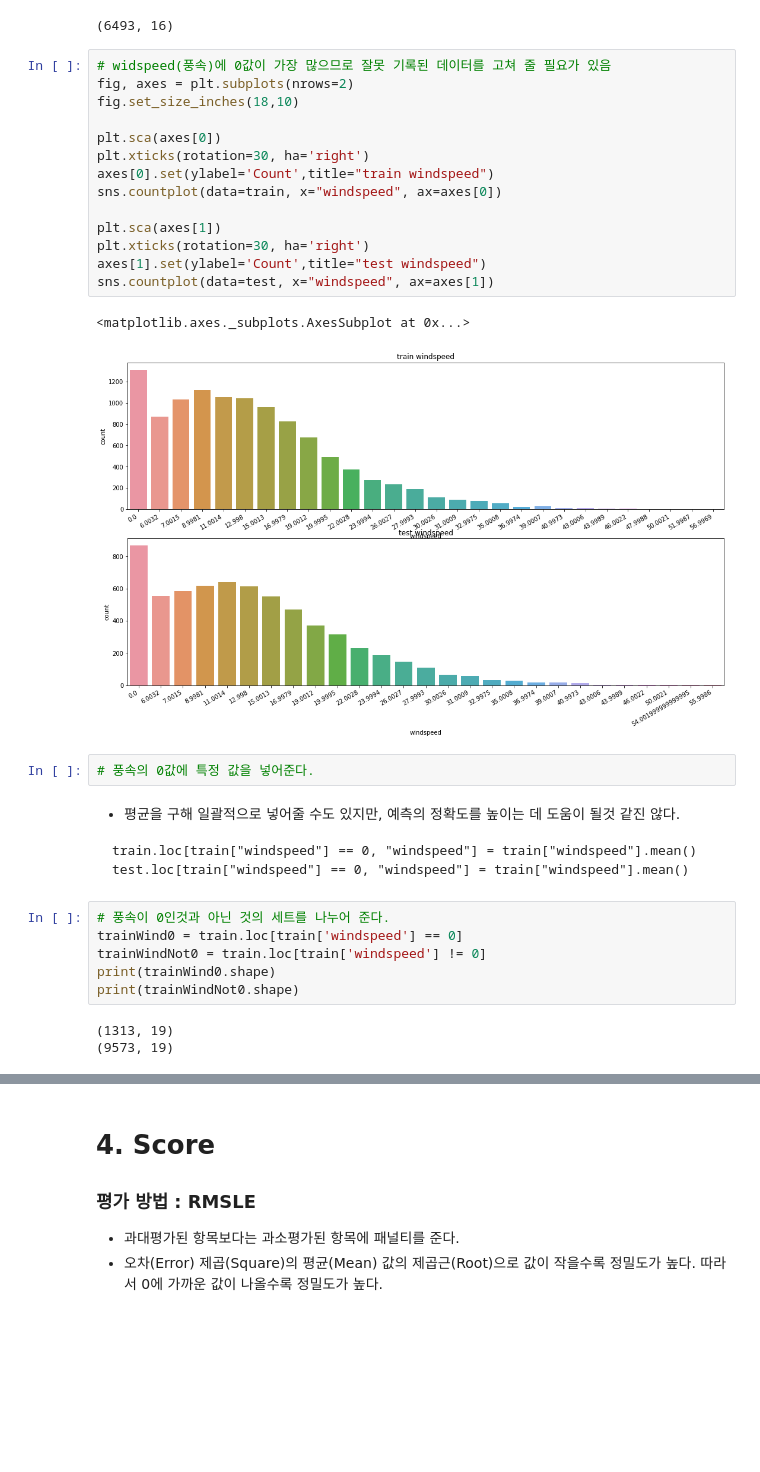
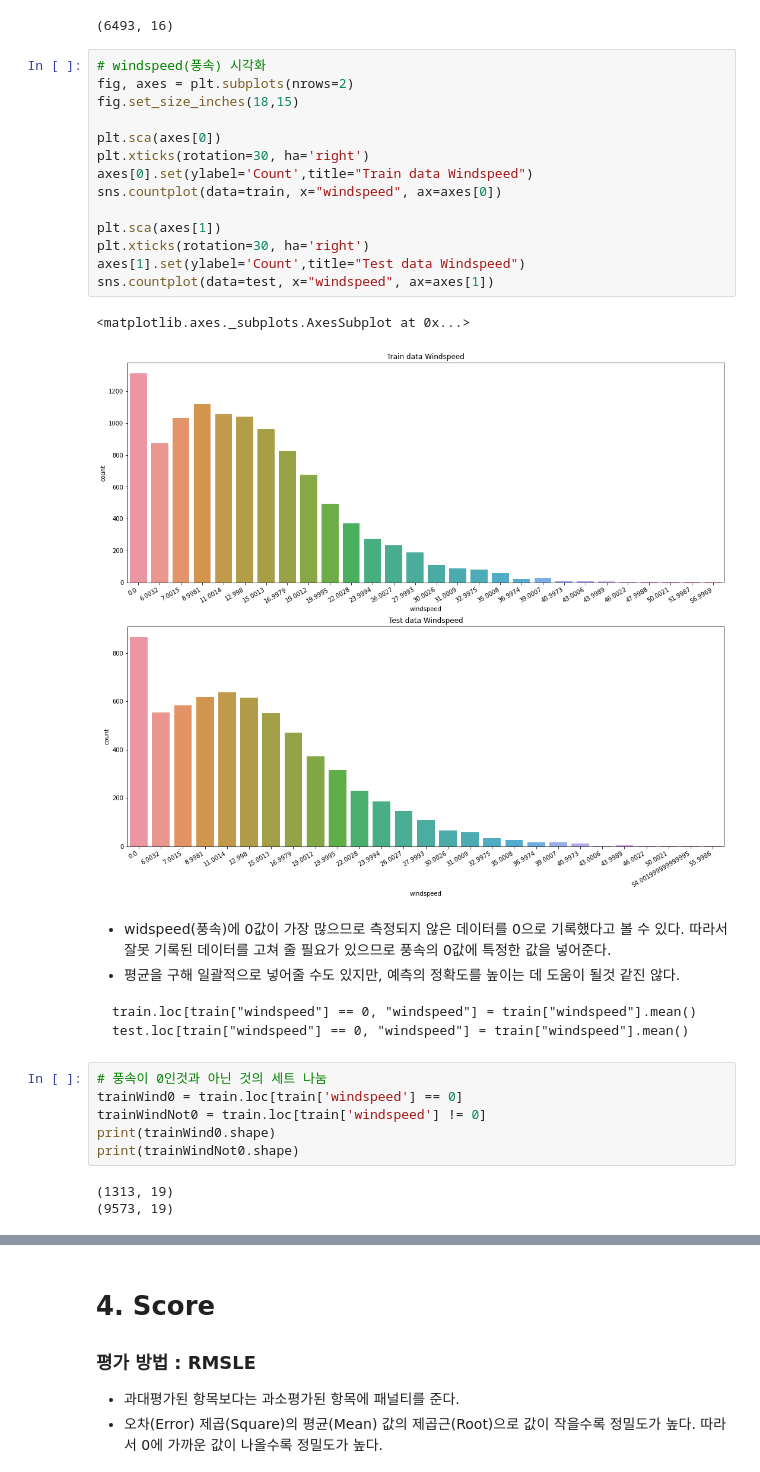
Before and after one commit to HwayoungYoon/Data-Analysis-Practice, a Jupyter notebook: bike-sharing-demand/kaggle_DS_bike_sharing_demand_RandomForest.ipynb, the cells around one changed output, grey strips where cells are left out. Saved outputs shown, nothing was run; the diff lists cells and outputs as text; blank space fills up the shorter version.

````diff
--- a/bike-sharing-demand/kaggle_DS_bike_sharing_demand_RandomForest.ipynb
+++ b/bike-sharing-demand/kaggle_DS_bike_sharing_demand_RandomForest.ipynb
@@ -126,25 +130,24 @@ test.shape
 # %% [output]
 (6493, 16)
 # %%
-# widspeed(풍속)에 0값이 가장 많으므로 잘못 기록된 데이터를 고쳐 줄 필요가 있음
+# windspeed(풍속) 시각화
 fig, axes = plt.subplots(nrows=2)
-fig.set_size_inches(18,10)
+fig.set_size_inches(18,15)
 
 plt.sca(axes[0])
 plt.xticks(rotation=30, ha='right')
-axes[0].set(ylabel='Count',title="train windspeed")
+axes[0].set(ylabel='Count',title="Train data Windspeed")
 sns.countplot(data=train, x="windspeed", ax=axes[0])
 
 plt.sca(axes[1])
 plt.xticks(rotation=30, ha='right')
-axes[1].set(ylabel='Count',title="test windspeed")
+axes[1].set(ylabel='Count',title="Test data Windspeed")
 sns.countplot(data=test, x="windspeed", ax=axes[1])
 # %% [output]
 <matplotlib.axes._subplots.AxesSubplot at 0x...>
-[figure, old version]
+[figure, new version]
-# %%
-# 풍속의 0값에 특정 값을 넣어준다.
 # %% [markdown]
+* widspeed(풍속)에 0값이 가장 많으므로 측정되지 않은 데이터를 0으로 기록했다고 볼 수 있다. 따라서 잘못 기록된 데이터를 고쳐 줄 필요가 있으므로 풍속의 0값에 특정한 값을 넣어준다.
 * 평균을 구해 일괄적으로 넣어줄 수도 있지만, 예측의 정확도를 높이는 데 도움이 될것 같진 않다.
 
 ```
@@ -152,7 +155,7 @@ train.loc[train["windspeed"] == 0, "windspeed"] = train["windspeed"].mean()
 test.loc[train["windspeed"] == 0, "windspeed"] = train["windspeed"].mean()
 ```
 # %%
-# 풍속이 0인것과 아닌 것의 세트를 나누어 준다.
+# 풍속이 0인것과 아닌 것의 세트 나눔
 trainWind0 = train.loc[train['windspeed'] == 0]
 trainWindNot0 = train.loc[train['windspeed'] != 0]
 print(trainWind0.shape)
````
Also changed, not shown: parts of 23 cells of this notebook.
